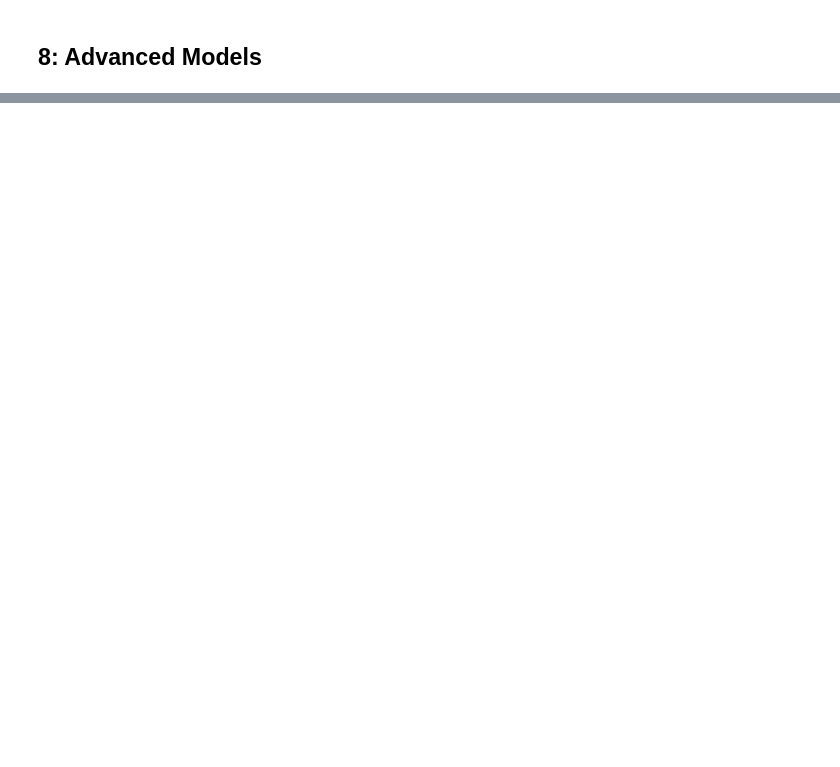
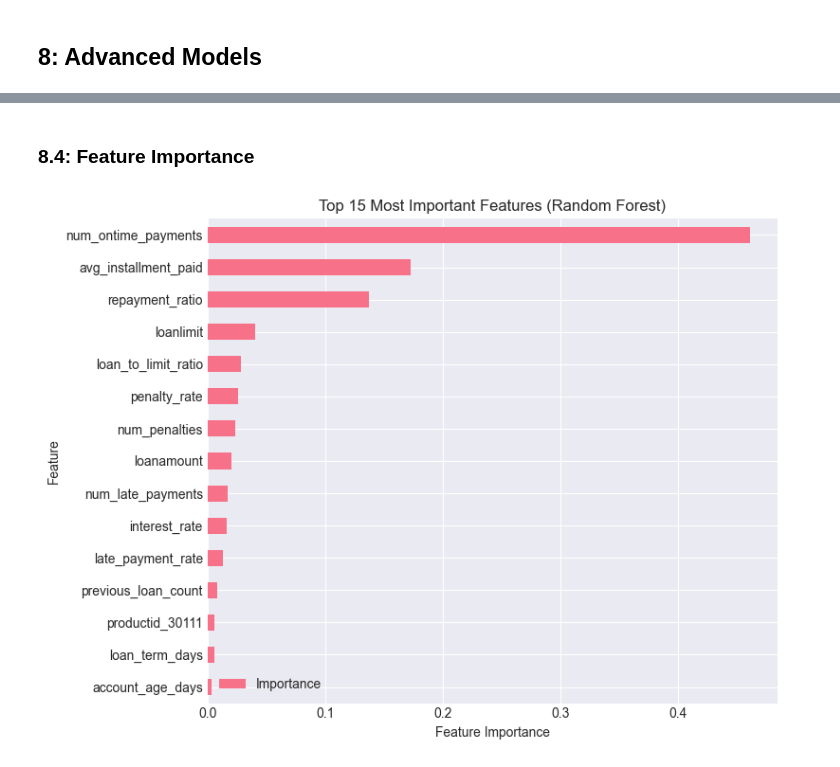
Before and after one commit to mnenedavid/Loan-Default-Risk-Detection, a Jupyter notebook: notebook.ipynb, the cells around one changed output, grey strips where cells are left out. Saved outputs shown, nothing was run; the diff lists cells and outputs as text; code cells hidden in the pictures; blank space fills up the shorter version.

```diff
--- a/notebook.ipynb
+++ b/notebook.ipynb
@@ -1792,0 +1958,20 @@ ax.set_ylabel('Feature');
+# %%
+#creating model pipelin
+def train_evaluate_rf( X_train, X_test, y_train, y_test, random_state=15, **model_kwargs):
+
+    model = RandomForestClassifier(
+        random_state=random_state,n_jobs=-1,**model_kwargs)
+    model.fit(X_train, y_train)
+
+    train_pred = model.predict(X_train)
+    test_pred = model.predict(X_test)
+
+    metrics = {
+        "Precision": [precision_score(y_train, train_pred),precision_score(y_test, test_pred)],
+        "Recall": [recall_score(y_train, train_pred),recall_score(y_test, test_pred)],
+        "F1-Score": [f1_score(y_train, train_pred),f1_score(y_test, test_pred)],
+        "Accuracy": [accuracy_score(y_train, train_pred),accuracy_score(y_test, test_pred)]
+    }
+
+    results = pd.DataFrame(metrics, index=["Train Set", "Test Set"])
+    return model, results
@@ -1792,0 +2018,10 @@ ax.set_ylabel('Feature');
+# %%
+#model with oversampling
+oversample_rf, oversample_rf_results = train_evaluate_rf(
+    X_train_os, X_test_final,
+    y_train_os,y_test,
+    n_estimators=300,min_samples_leaf=20
+)
+
+print("Random Forest Model Performance (After Oversampling):")
+oversample_rf_results
@@ -1792,0 +2035,2 @@ ax.set_ylabel('Feature');
+# %% [markdown]
+### 8.4: Feature Importance
@@ -1792,0 +2040,17 @@ ax.set_ylabel('Feature');
+# %%
+#Visualizing
+rf_feature_importance = pd.DataFrame({'Feature': X_train_final.columns, 'Importance': oversample_rf.feature_importances_})
+rf_feature_importance = rf_feature_importance.sort_values('Importance',ascending=False)
+
+fig, ax = plt.subplots(figsize=(8, 6))
+rf_feature_importance.head(15).plot.barh(x='Feature',y='Importance',ax=ax)
+
+ax.set_title('Top 15 Most Important Features (Random Forest)')
+ax.set_xlabel('Feature Importance')
+ax.set_ylabel('Feature')
+
+plt.gca().invert_yaxis()
+plt.tight_layout()
+plt.show()
+# %% [output]
+[figure, added]
```
Also changed, not shown: parts of 60 cells of this notebook.
